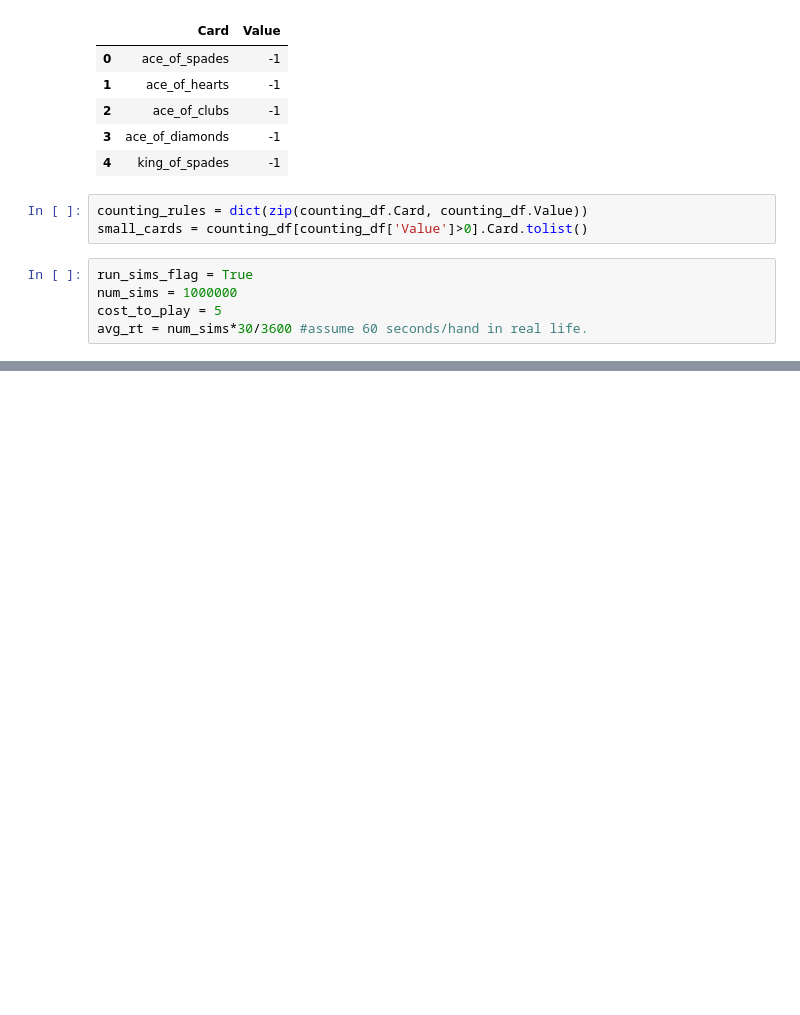
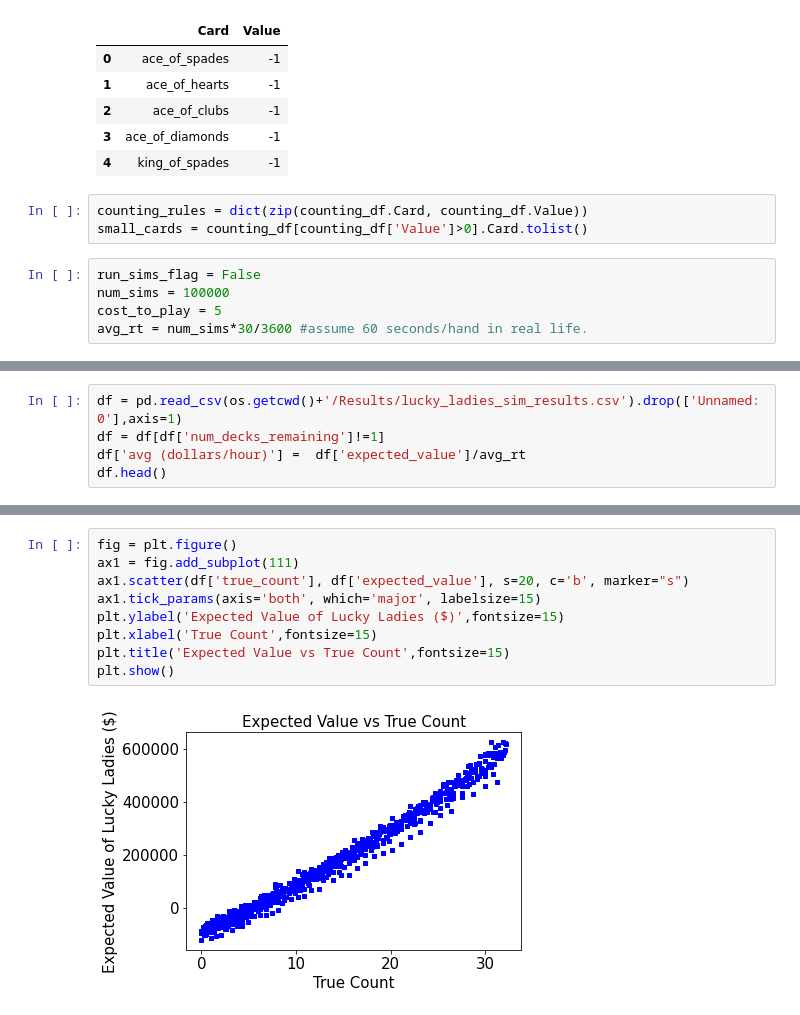
Before and after one commit to etsi123/DataScience_Blackjack_sb, a Jupyter notebook: src/Lucky_Ladies.ipynb, the cells around one changed output, grey strips where cells are left out. Saved outputs shown, nothing was run; the diff lists cells and outputs as text; blank space fills up the shorter version.

Commit message:
lucky_ladies

```diff
--- a/src/Lucky_Ladies.ipynb
+++ b/src/Lucky_Ladies.ipynb
@@ -38,8 +39,8 @@ counting_df.head()
 counting_rules = dict(zip(counting_df.Card, counting_df.Value))
 small_cards = counting_df[counting_df['Value']>0].Card.tolist()
 # %%
-run_sims_flag = True
-num_sims = 1000000
+run_sims_flag = False
+num_sims = 100000
 cost_to_play = 5
 avg_rt = num_sims*30/3600 #assume 60 seconds/hand in real life.
 # %%
@@ -67,0 +67,5 @@ KeyboardInterrupt:
+# %%
+df = pd.read_csv(os.getcwd()+'/Results/lucky_ladies_sim_results.csv').drop(['Unnamed: 0'],axis=1)
+df = df[df['num_decks_remaining']!=1]
+df['avg (dollars/hour)'] =  df['expected_value']/avg_rt
+df.head()
@@ -67,0 +79,11 @@ KeyboardInterrupt:
+# %%
+fig = plt.figure()
+ax1 = fig.add_subplot(111)
+ax1.scatter(df['true_count'], df['expected_value'], s=20, c='b', marker="s")
+ax1.tick_params(axis='both', which='major', labelsize=15)
+plt.ylabel('Expected Value of Lucky Ladies ($)',fontsize=15)
+plt.xlabel('True Count',fontsize=15)
+plt.title('Expected Value vs True Count',fontsize=15)
+plt.show()
+# %% [output]
+[figure, added]
```
Also changed, not shown: parts of 12 cells of this notebook, 5 other files.
